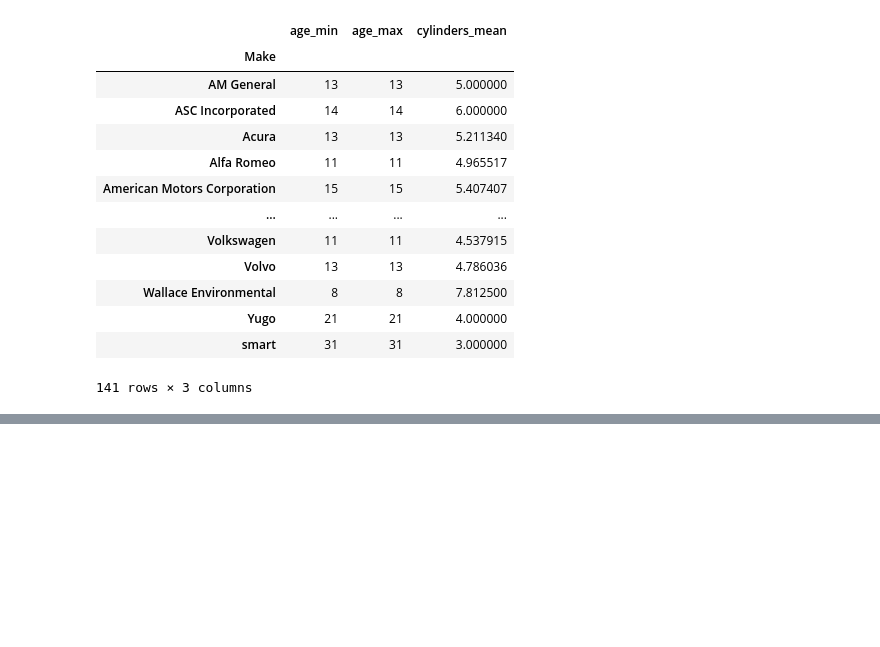
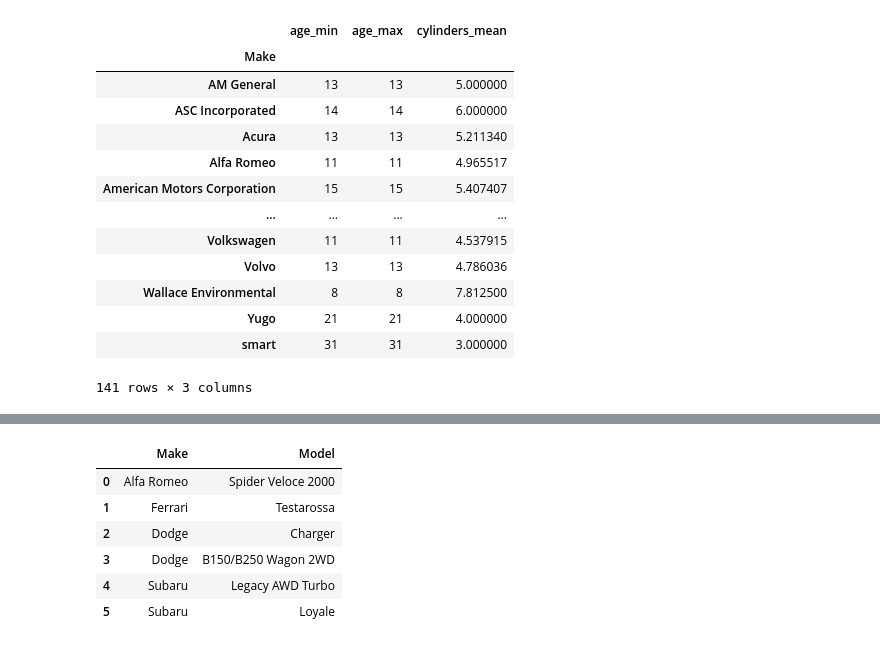
Before and after one commit to Ahmed-ui94/web_programming, a Jupyter notebook: pandas1/pandas.ipynb, the cells around one changed output, grey strips where cells are left out. Cells and saved outputs as stored; diff of their text form; code cells hidden in the pictures; blank space fills up the shorter version.

```diff
--- a/pandas1/pandas.ipynb
+++ b/pandas1/pandas.ipynb
@@ -2977,0 +3046,10 @@ cylinders_mean=("Cylinders", "mean"))
+# %%
+df2.loc[:5, ["Make",'Model']]
+# %% [output]
+|  | Make | Model |
+| 0 | Alfa Romeo | Spider Veloce 2000 |
+| 1 | Ferrari | Testarossa |
+| 2 | Dodge | Charger |
+| 3 | Dodge | B150/B250 Wagon 2WD |
+| 4 | Subaru | Legacy AWD Turbo |
+| 5 | Subaru | Loyale |
```
Also changed, not shown: parts of 17 cells of this notebook, 4 other files.
